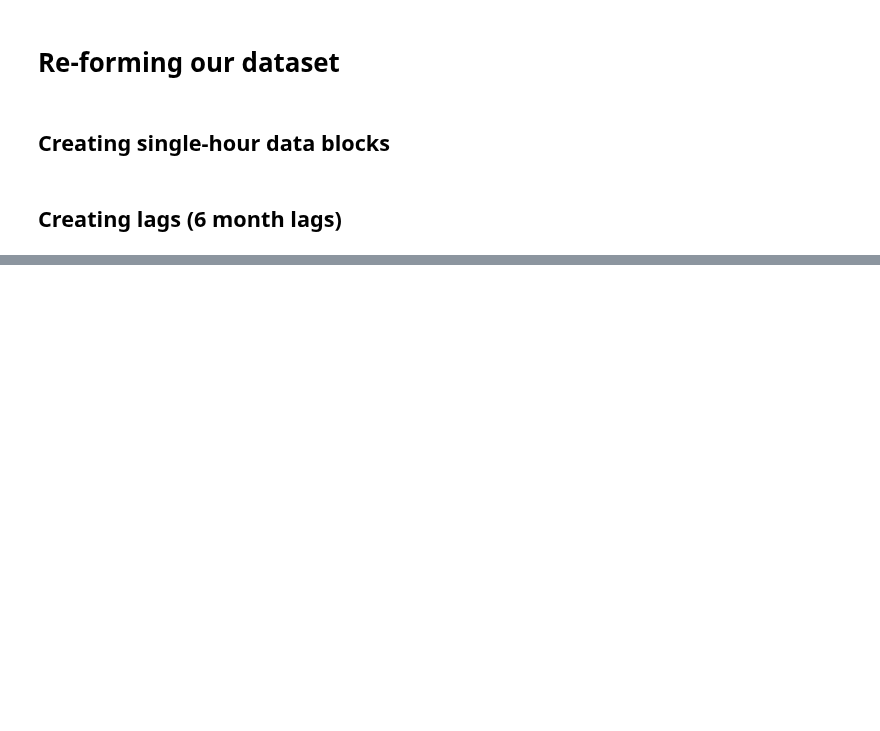
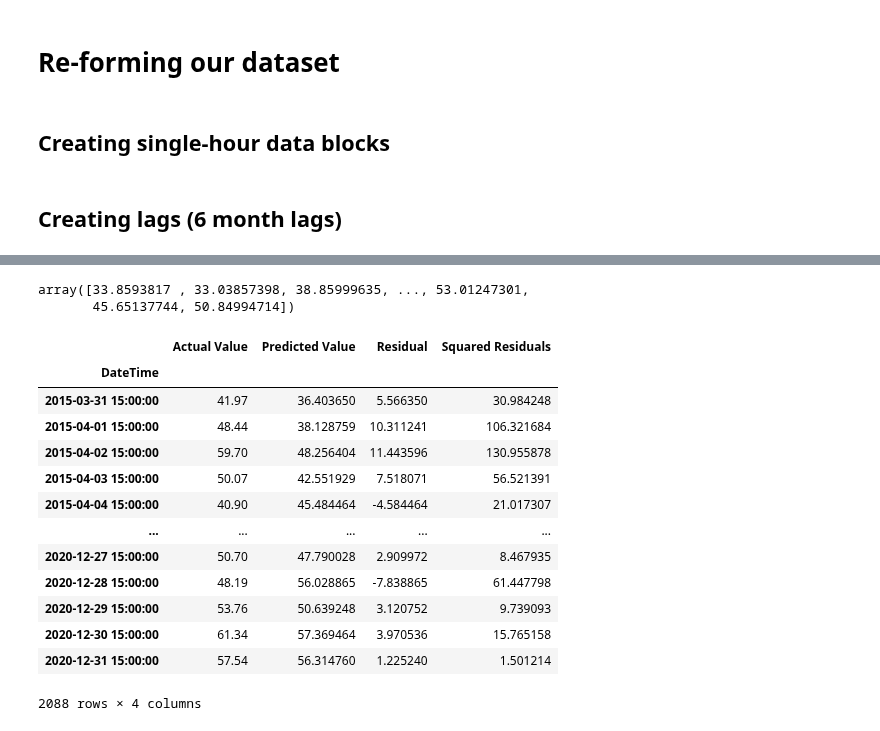
Before and after one commit to KlimisStilp/Price_Timeseries_UK_VScode, a Jupyter notebook: Price Timeseries UK/Totalload_SolarWind_Price_Timeseries.ipynb, the cells around one changed output, grey strips where cells are left out. Cells and saved outputs as stored; diff of their text form; code cells hidden in the pictures; blank space fills up the shorter version.

```diff
--- a/Price Timeseries UK/Totalload_SolarWind_Price_Timeseries.ipynb
+++ b/Price Timeseries UK/Totalload_SolarWind_Price_Timeseries.ipynb
@@ -308,5 +325,0 @@ test = {hour: pd.Series() for hour in hours}
-# %%
-for hour in hours:
-    for train_index, test_index in tscv.split(X[hour]):
-        train[hour] = X[hour].iloc[train_index, ]
-        test[hour] = y[hour].iloc[test_index]
@@ -359,0 +375,5 @@ model_results
+# %%
+model[1].predict(X[1])
+# %% [output]
+array([33.8593817 , 33.03857398, 38.85999635, ..., 53.01247301,
+       45.65137744, 50.84994714])
@@ -359,0 +395,17 @@ model_results
+# %%
+lasso[15]
+# %% [output]
+|  | Actual Value | Predicted Value | Residual | Squared Residuals |
+| DateTime |  |  |  |  |
+| 2015-03-31 15:00:00 | 41.97 | 36.403650 | 5.566350 | 30.984248 |
+| 2015-04-01 15:00:00 | 48.44 | 38.128759 | 10.311241 | 106.321684 |
+| 2015-04-02 15:00:00 | 59.70 | 48.256404 | 11.443596 | 130.955878 |
+| 2015-04-03 15:00:00 | 50.07 | 42.551929 | 7.518071 | 56.521391 |
+| 2015-04-04 15:00:00 | 40.90 | 45.484464 | -4.584464 | 21.017307 |
+| ... | ... | ... | ... | ... |
+| 2020-12-27 15:00:00 | 50.70 | 47.790028 | 2.909972 | 8.467935 |
+| 2020-12-28 15:00:00 | 48.19 | 56.028865 | -7.838865 | 61.447798 |
+| 2020-12-29 15:00:00 | 53.76 | 50.639248 | 3.120752 | 9.739093 |
+| 2020-12-30 15:00:00 | 61.34 | 57.369464 | 3.970536 | 15.765158 |
+| 2020-12-31 15:00:00 | 57.54 | 56.314760 | 1.225240 | 1.501214 |
+2088 rows × 4 columns
```
Also changed, not shown: parts of 30 cells of this notebook, 2 other files.
